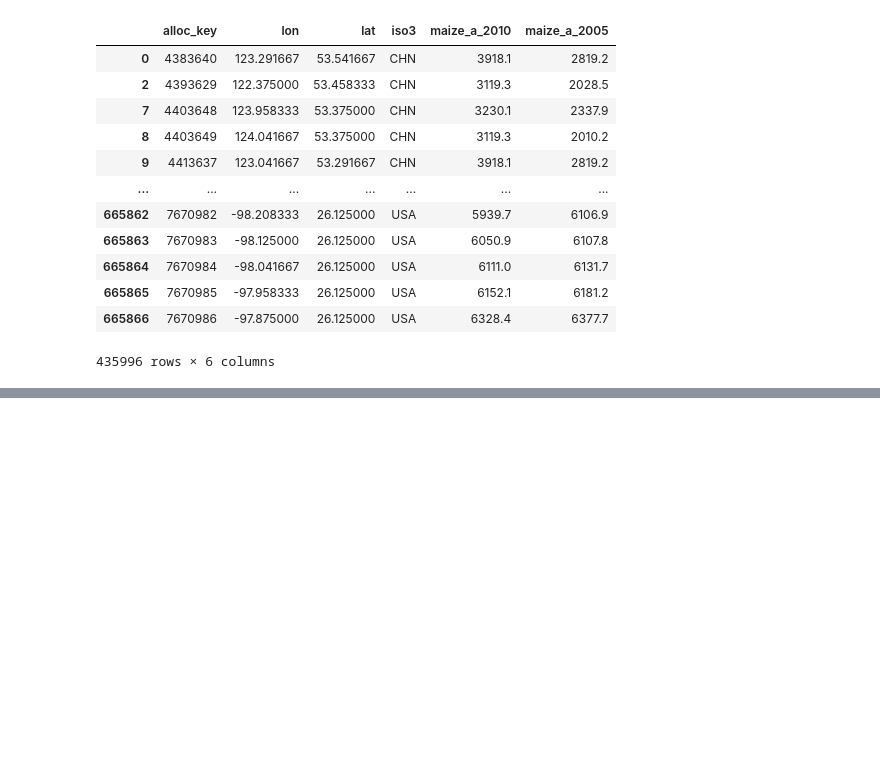
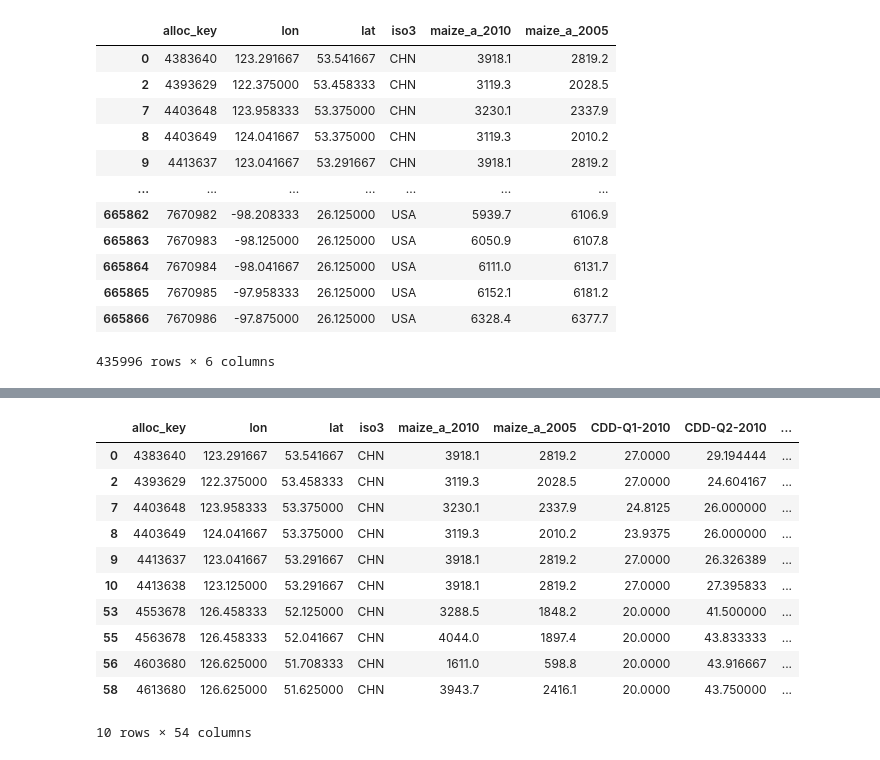
Before and after one commit to kenzaxtazi/agri-risk, a Jupyter notebook: create_training_sets.ipynb, the cells around one changed output, grey strips where cells are left out. Drawn from its saved outputs; the diff is of its cells as text; code cells hidden in the pictures; blank space fills up the shorter version.

```diff
--- a/create_training_sets.ipynb
+++ b/create_training_sets.ipynb
@@ -89,17 +91,3 @@ data
 | 665865 | 7670985 | -97.958333 | 26.125000 | USA | 6152.1 | 6181.2 |
 | 665866 | 7670986 | -97.875000 | 26.125000 | USA | 6328.4 | 6377.7 |
 435996 rows × 6 columns
-# %%
-# This makes columns which compute the nearest the x y coordinates in the climate data.
-# This massively speeds up the computation of the climatic indicators.
-data['nearest_lat'] = 0
-data['bool'] = 0
-data['bool'] = ((data['lat'] % 1) <= 0.5).astype(float)
-data['nearest_lat'] =  data['bool'] * (data['lat'].astype(int) + 0.25) + (1 - data['bool']) * (data['lat'].astype(int) + 0.75)
-
-data['nearest_lon'] = 0
-data['bool'] = 0
-data['bool'] = ((data['lon'] % 1) <= 0.5).astype(float)
-data['nearest_lon'] =  data['bool'] * (data['lon'].astype(int) + 0.25) + (1 - data['bool']) * (data['lon'].astype(int) + 0.75)
-data = data.drop(columns='bool')
-data
@@ -171,2 +114,32 @@ data
+# %%
+# Compute the seasonal features
+years = ['2010', '2005']
+seasonal_features = [
+    'CDD',
+    'CFD',
+    'CWD',
+    'WW',
+    'WSDI',
+    'CSDI'
+]
+
+for feature in tqdm(seasonal_features):
+    file_location = seasonal_data_folder + seasonal_feature_files[feature]
+    for year in years:
+        data = compute_seasonal_feature(feature, file_location, year, data)
+data.head(10)
+# %% [output]
+|  | alloc_key | lon | lat | iso3 | maize_a_2010 | maize_a_2005 | CDD-Q1-2010 | CDD-Q2-2010 | ... |
+| 0 | 4383640 | 123.291667 | 53.541667 | CHN | 3918.1 | 2819.2 | 27.0000 | 29.194444 | ... |
+| 2 | 4393629 | 122.375000 | 53.458333 | CHN | 3119.3 | 2028.5 | 27.0000 | 24.604167 | ... |
+| 7 | 4403648 | 123.958333 | 53.375000 | CHN | 3230.1 | 2337.9 | 24.8125 | 26.000000 | ... |
+| 8 | 4403649 | 124.041667 | 53.375000 | CHN | 3119.3 | 2010.2 | 23.9375 | 26.000000 | ... |
+| 9 | 4413637 | 123.041667 | 53.291667 | CHN | 3918.1 | 2819.2 | 27.0000 | 26.326389 | ... |
+| 10 | 4413638 | 123.125000 | 53.291667 | CHN | 3918.1 | 2819.2 | 27.0000 | 27.395833 | ... |
+| 53 | 4553678 | 126.458333 | 52.125000 | CHN | 3288.5 | 1848.2 | 20.0000 | 41.500000 | ... |
+| 55 | 4563678 | 126.458333 | 52.041667 | CHN | 4044.0 | 1897.4 | 20.0000 | 43.833333 | ... |
+| 56 | 4603680 | 126.625000 | 51.708333 | CHN | 1611.0 | 598.8 | 20.0000 | 43.916667 | ... |
+| 58 | 4613680 | 126.625000 | 51.625000 | CHN | 3943.7 | 2416.1 | 20.0000 | 43.750000 | ... |
+10 rows × 54 columns
 # %%
 # Compute the 10 day features
```
Also changed, not shown: parts of 12 cells of this notebook.
